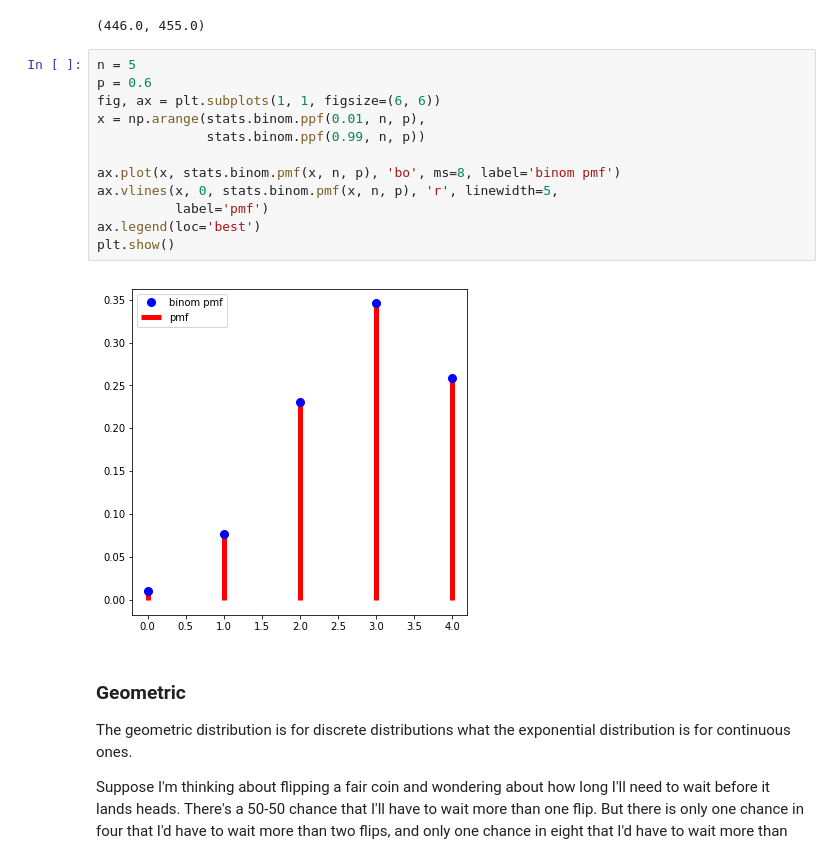
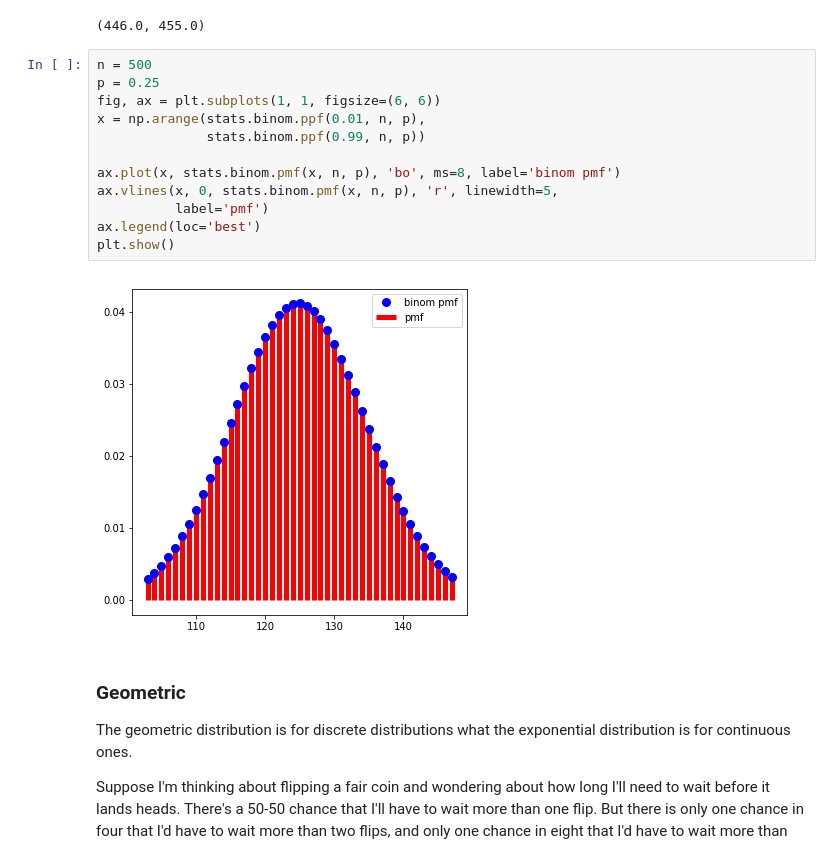
Before and after one commit to cenuno/on_statistical_distributions-seattle-ds-040119, a Jupyter notebook: statistical_distributions.ipynb, the cells around one changed output. Saved outputs shown, nothing was run; the diff lists cells and outputs as text.

```diff
--- a/statistical_distributions.ipynb
+++ b/statistical_distributions.ipynb
@@ -80,19 +85,19 @@ stats.binom.interval(0.5, 500, 0.9)
 # %% [output]
 (446.0, 455.0)
 # %%
-n = 5
-p = 0.6
+n = 500
+p = 0.25
 fig, ax = plt.subplots(1, 1, figsize=(6, 6))
 x = np.arange(stats.binom.ppf(0.01, n, p),
               stats.binom.ppf(0.99, n, p))
 
 ax.plot(x, stats.binom.pmf(x, n, p), 'bo', ms=8, label='binom pmf')
 ax.vlines(x, 0, stats.binom.pmf(x, n, p), 'r', linewidth=5,
           label='pmf')
 ax.legend(loc='best')
 plt.show()
 # %% [output]
-[figure, old version]
+[figure, new version]
 # %% [markdown]
 ### Geometric
 
```
Also changed, not shown: parts of 3 cells of this notebook, 1 other file.
